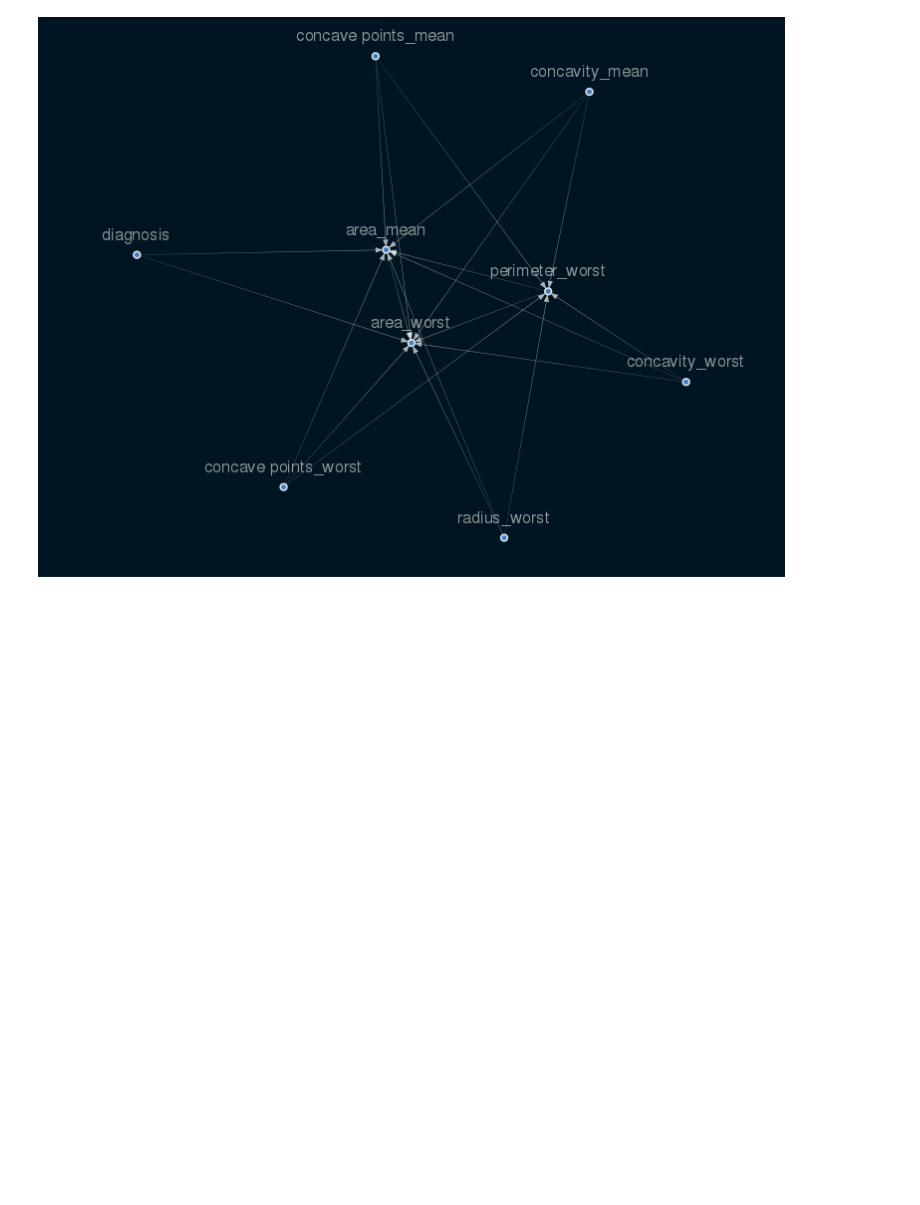
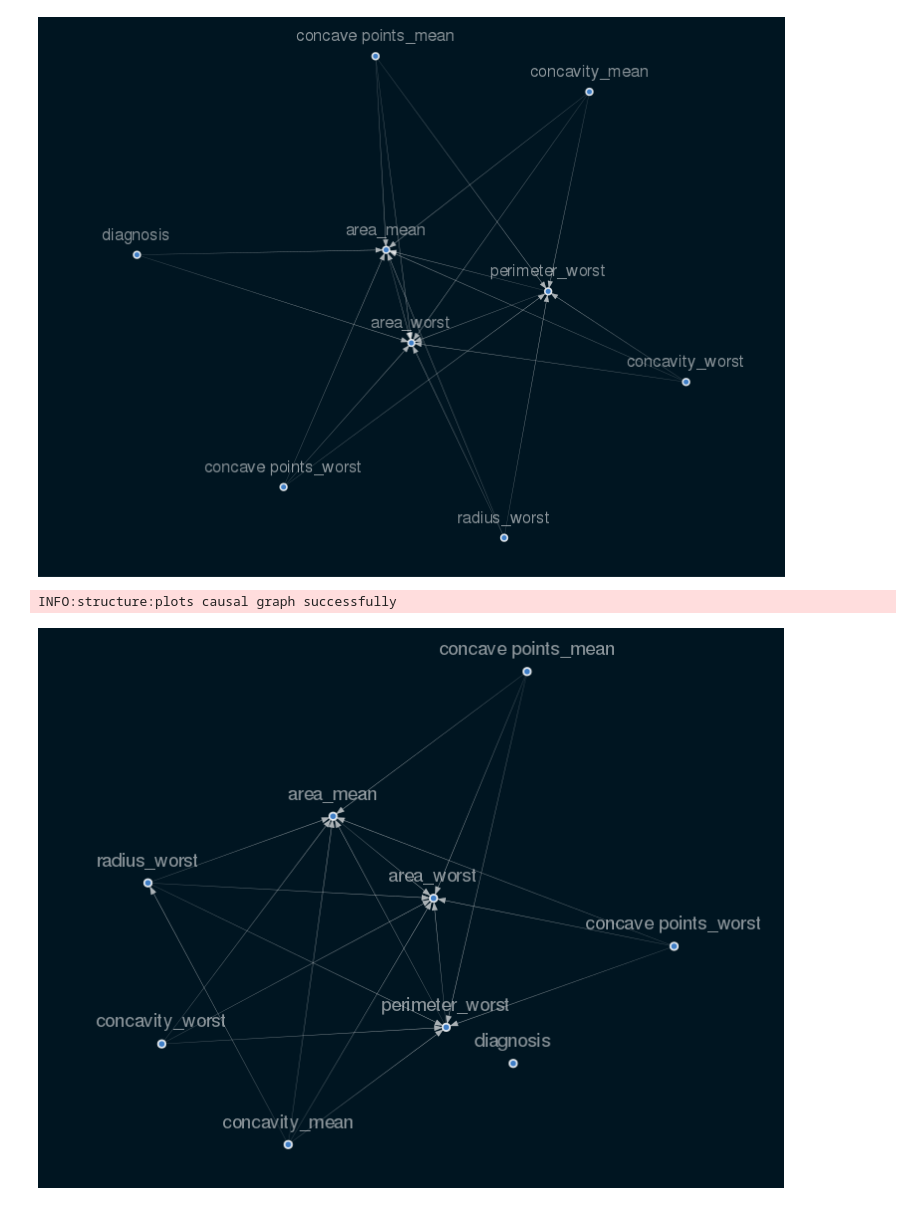
Before and after one commit to nebasam/Industry---Casualty-Challenge, a Jupyter notebook: notebook/causal_model.ipynb, the cells around one changed output. Drawn from its saved outputs; the diff is of its cells as text; code cells hidden in the pictures; blank space fills up the shorter version.

Commit message:
draws graph with constraint of diagnosis

```diff
--- a/notebook/causal_model.ipynb
+++ b/notebook/causal_model.ipynb
@@ -115,0 +112,6 @@ Image(viz.draw(format='png'))
+# %%
+viz = structure.drawgraph(sm_constrained)
+Image(viz.draw(format='png'))
+# %% [output]
+INFO:structure:plots causal graph successfully
+[figure, added]
```
Also changed, not shown: parts of 3 cells of this notebook, 2 other files.
